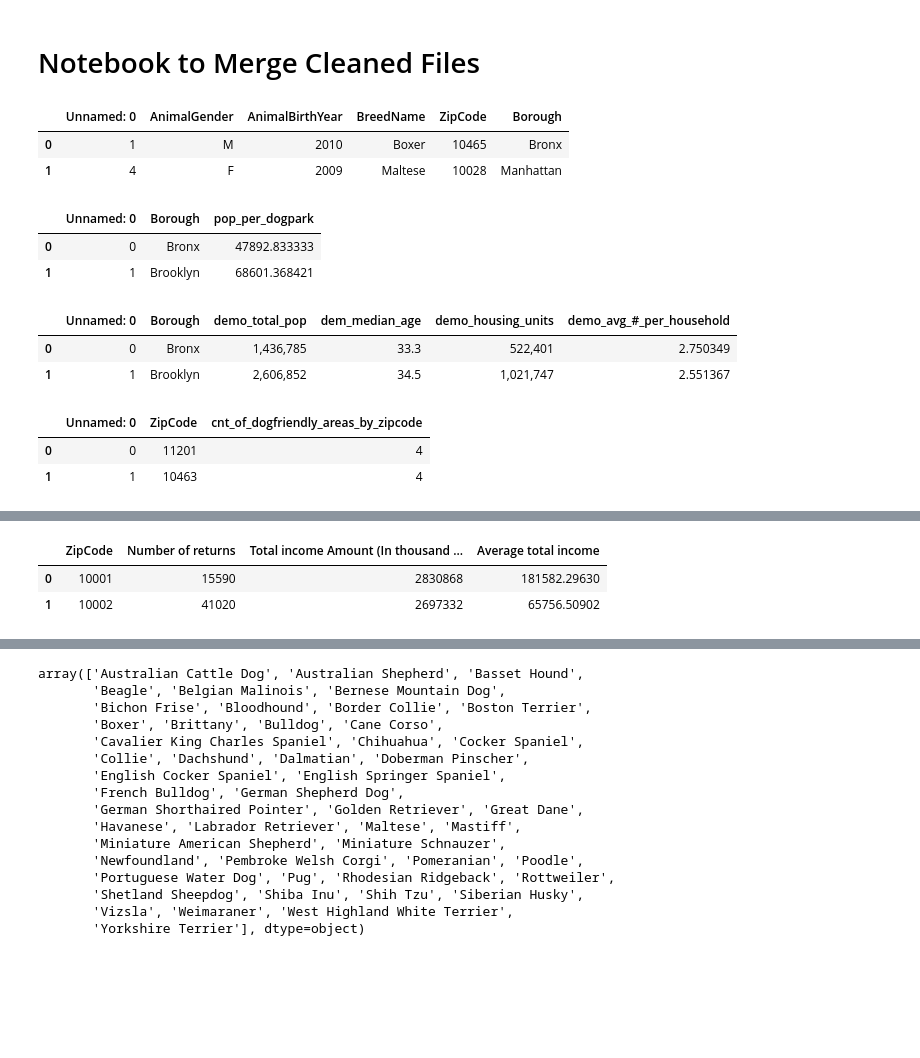
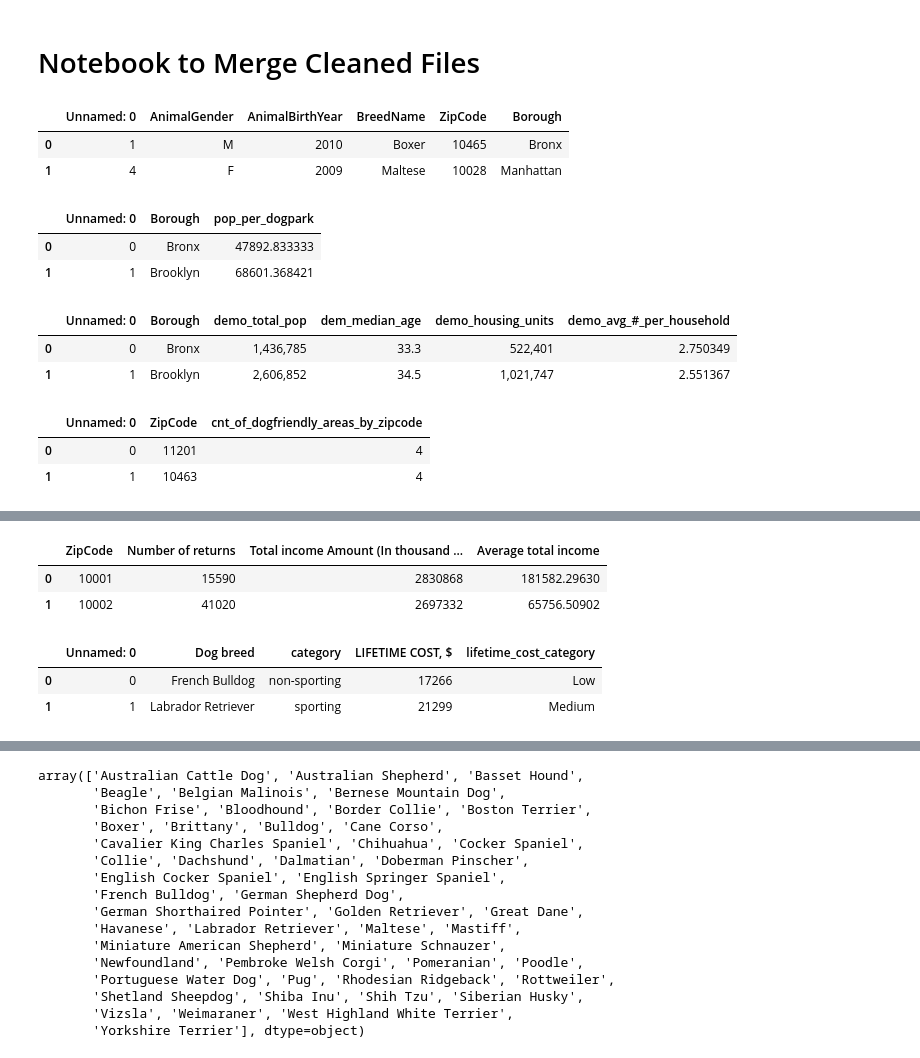
Before and after one commit to StarkArk/Tailored_Tails, a Jupyter notebook: Exploration/cleaned_data/clean_merge.ipynb, the cells around one changed output, grey strips where cells are left out. Cells and saved outputs as stored; diff of their text form; code cells hidden in the pictures; blank space fills up the shorter version.

```diff
--- a/Exploration/cleaned_data/clean_merge.ipynb
+++ b/Exploration/cleaned_data/clean_merge.ipynb
@@ -20,27 +22,31 @@ nyc_income_df = pd.read_csv('IRS_NY_2020.csv')
 # %%
 # Look at the Data
 display(top50breeds_licensing_df.head(2))
 display(avg_pop_per_park_df.head(2))
 display(demo_summary_df.head(2))
 display(dogfriendly_by_zip_df.head(2))
 display(top50breeds_df.head(2))
 display(nyc_income_df.head(2))
+display(breed_life_cost_df.head(2))
 # %% [output]
 |  | Unnamed: 0 | AnimalGender | AnimalBirthYear | BreedName | ZipCode | Borough |
 | 0 | 1 | M | 2010 | Boxer | 10465 | Bronx |
 | 1 | 4 | F | 2009 | Maltese | 10028 | Manhattan |
 |  | Unnamed: 0 | Borough | pop_per_dogpark |
 | 0 | 0 | Bronx | 47892.833333 |
 | 1 | 1 | Brooklyn | 68601.368421 |
 |  | Unnamed: 0 | Borough | demo_total_pop | dem_median_age | demo_housing_units | demo_avg_#_per_household |
 | 0 | 0 | Bronx | 1,436,785 | 33.3 | 522,401 | 2.750349 |
 | 1 | 1 | Brooklyn | 2,606,852 | 34.5 | 1,021,747 | 2.551367 |
 |  | Unnamed: 0 | ZipCode | cnt_of_dogfriendly_areas_by_zipcode |
 | 0 | 0 | 11201 | 4 |
 | 1 | 1 | 10463 | 4 |
 |  | Breed | description | temperament | grooming_frequency_value | grooming_frequency_category | shedding_value | ... |
 | 0 | Australian Cattle Dog | Standing between 17 to 20 inches ... | Alert, Curious, Pleasant | 0.2 | Occasional Bath/Brush | 0.8 | ... |
 | 1 | Australian Shepherd | The Australian Shepherd, the cowb... | Smart, Work-Oriented, Exuberant | 0.4 | Weekly Brushing | 0.6 | ... |
 |  | ZipCode | Number of returns | Total income Amount (In thousand ... | Average total income |
 | 0 | 10001 | 15590 | 2830868 | 181582.29630 |
 | 1 | 10002 | 41020 | 2697332 | 65756.50902 |
+|  | Unnamed: 0 | Dog breed | category | LIFETIME COST, $ | lifetime_cost_category |
+| 0 | 0 | French Bulldog | non-sporting | 17266 | Low |
+| 1 | 1 | Labrador Retriever | sporting | 21299 | Medium |
```
Also changed, not shown: parts of 14 cells of this notebook, 2 other files.
